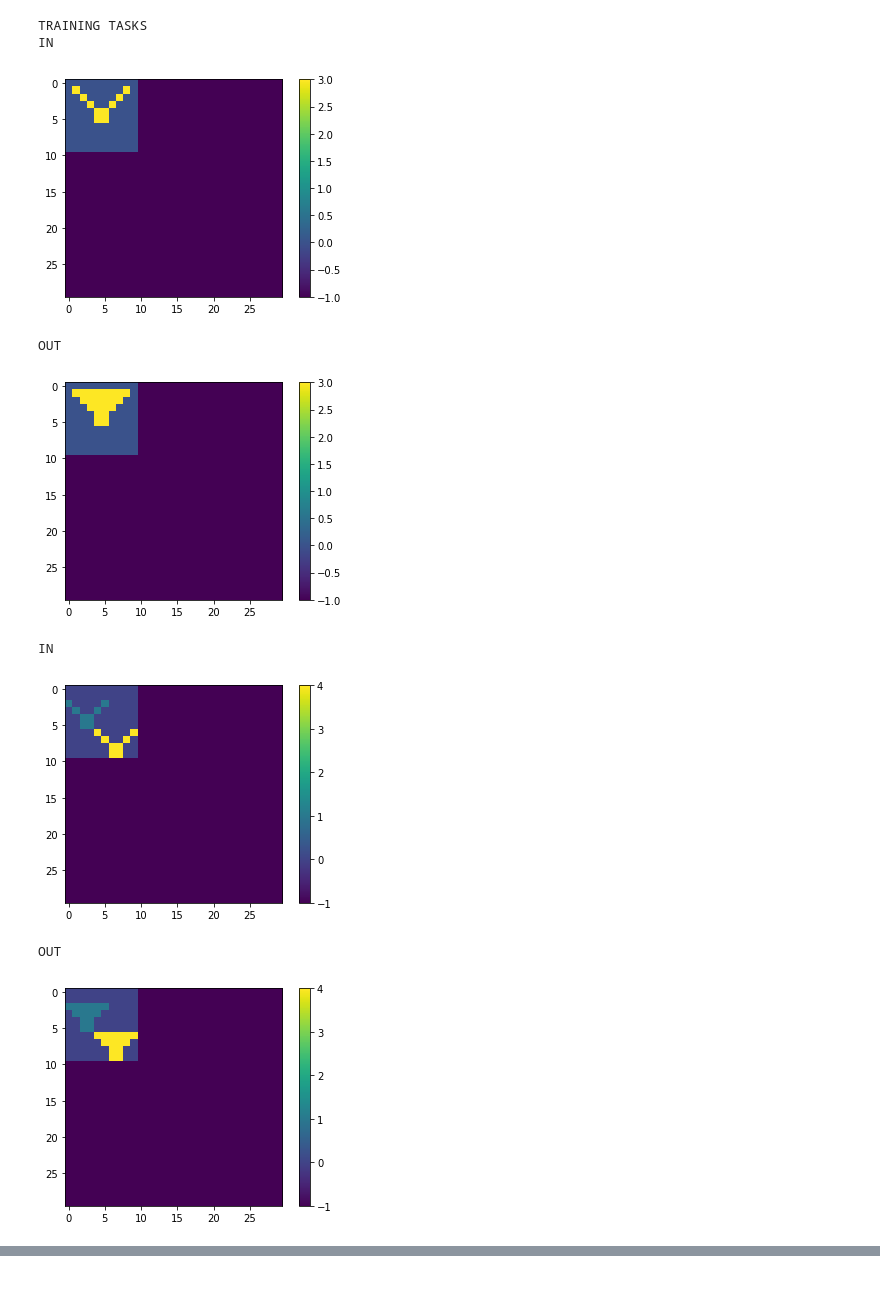
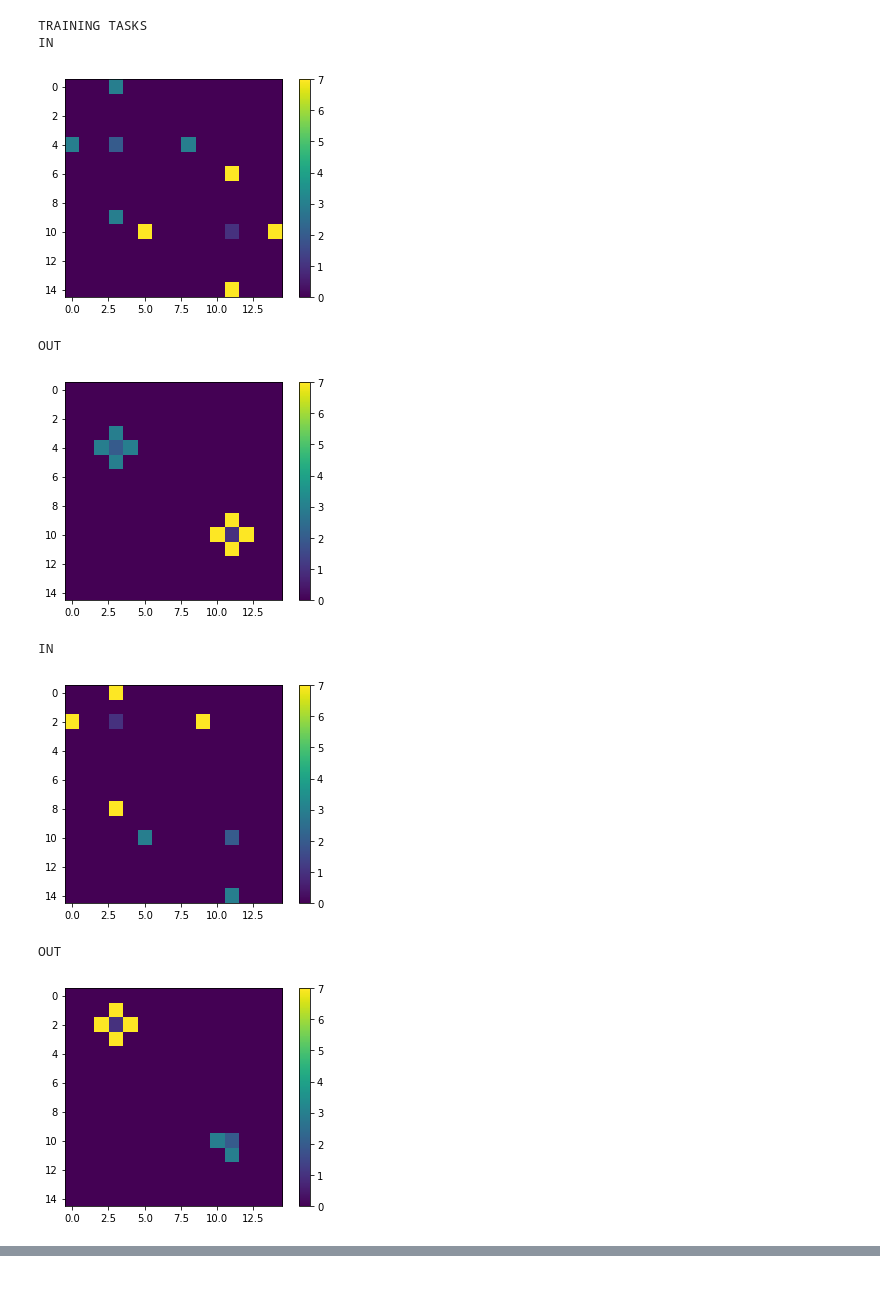
Before and after one commit to HarveyBrezinaConniffe/ARC, a Jupyter notebook: DIFREP.ipynb, the cells around one changed output, grey strips where cells are left out. Saved outputs shown, nothing was run; the diff lists cells and outputs as text; code cells hidden in the pictures.

```diff
--- a/DIFREP.ipynb
+++ b/DIFREP.ipynb
@@ -24,3 +25,5 @@ random.seed(random)
+# %%
+resize = False
 # %%
 names = []
 
@@ -194,23 +270,23 @@ TEST
 # %%
-a = load(names[104], 10)
+a = load(names[111], 10, resize)
 
 print("TRAINING TASKS")
 for t in range(len(a[0])):
     print("IN")
-    plot(fromRep(a[0][t]))
+    plot(fromRep(a[0][t], resize))
     print("OUT")
-    plot(fromRep(a[1][t]))
+    plot(fromRep(a[1][t], resize))
 print("TEST IN")
 for t in range(len(a[2])):
-    plot(fromRep(a[2][t]))
+    plot(fromRep(a[2][t], resize))
 # %% [output]
 TRAINING TASKS
 IN
-[figure, old version]
+[figure, new version]
 OUT
-[figure, old version]
+[figure, new version]
 IN
-[figure, old version]
+[figure, new version]
 OUT
-[figure, old version]
+[figure, new version]
 IN
```
Also changed, not shown: parts of 7 cells of this notebook.
